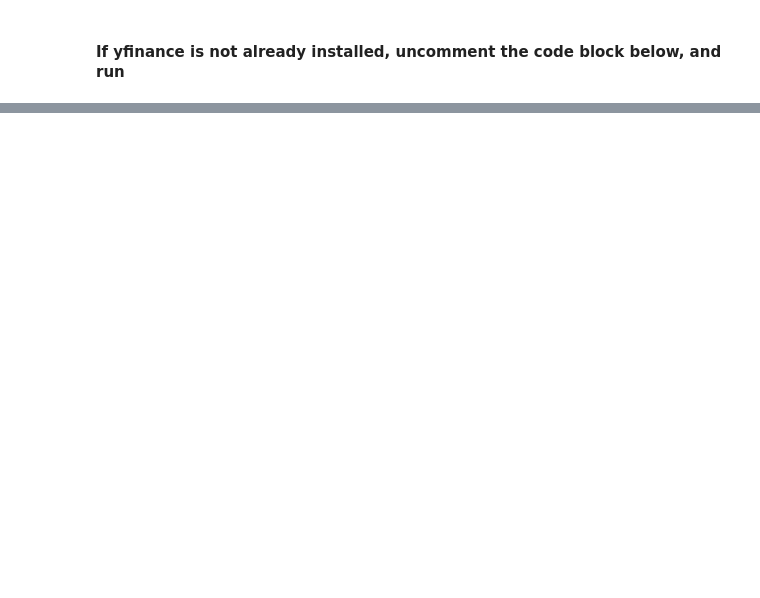
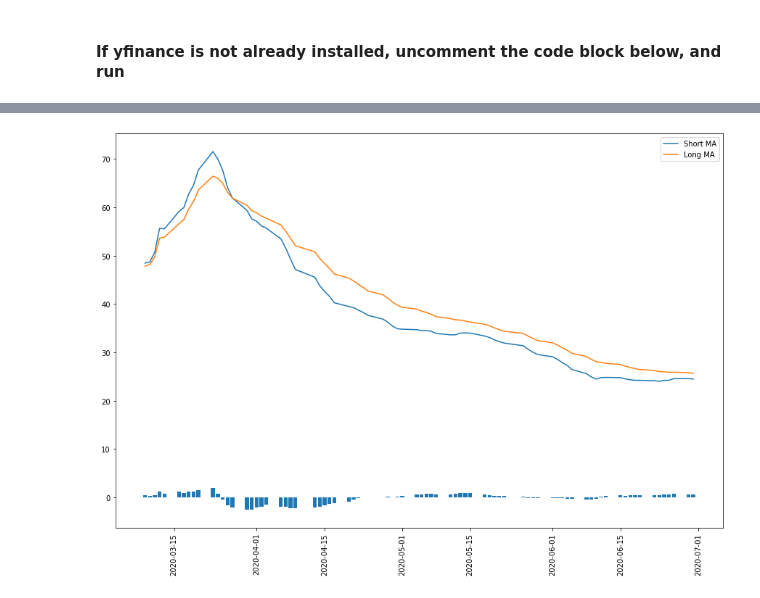
Before and after one commit to Mtaylert/Stock_Evaluation, a Jupyter notebook: StockEvaluations.ipynb, the cells around one changed output, grey strips where cells are left out. Saved outputs shown, nothing was run; the diff lists cells and outputs as text; code cells hidden in the pictures; blank space fills up the shorter version.

```diff
--- a/StockEvaluations.ipynb
+++ b/StockEvaluations.ipynb
@@ -108,0 +139,12 @@ plt.show()
+# %%
+plt.figure(figsize=(15,10))
+plt.plot(SDOW['Date'],SDOW['12Day_Moving_Average_Close'],label='Short MA')
+plt.plot(SDOW['Date'],SDOW['26Day_Moving_Average_Close'],label='Long MA')
+
+
+plt.bar(SDOW['Date'],SDOW['hist'])
+plt.legend()
+plt.xticks(rotation=90)
+plt.show()
+# %% [output]
+[figure, added]
```
Also changed, not shown: parts of 15 cells of this notebook.
